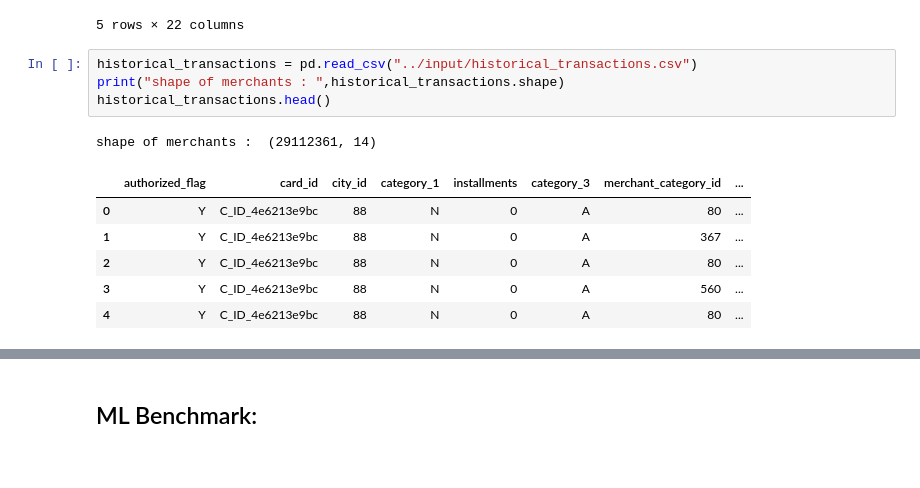
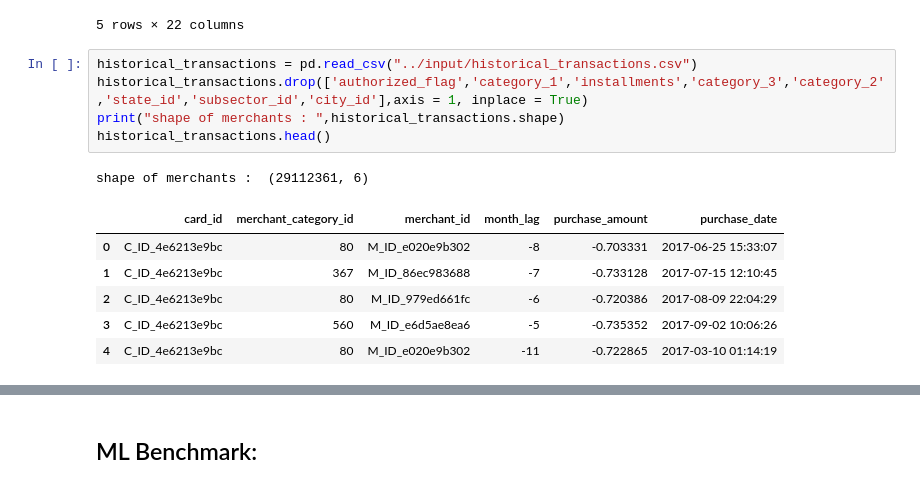
Before and after one commit to maorRoz/hw2dl, a Jupyter notebook: hw2dl-cat.ipynb, the cells around one changed output, grey strips where cells are left out. Cells and saved outputs as stored; diff of their text form.

```diff
--- a/hw2dl-cat.ipynb
+++ b/hw2dl-cat.ipynb
@@ -58,16 +63,17 @@ shape of merchants :  (334696, 22)
 5 rows × 22 columns
 # %%
 historical_transactions = pd.read_csv("../input/historical_transactions.csv")
+historical_transactions.drop(['authorized_flag','category_1','installments','category_3','category_2','state_id','subsector_id','city_id'],axis = 1, inplace = True)
 print("shape of merchants : ",historical_transactions.shape)
 historical_transactions.head()
 # %% [output]
-shape of merchants :  (29112361, 14)
+shape of merchants :  (29112361, 6)
-|  | authorized_flag | card_id | city_id | category_1 | installments | category_3 | merchant_category_id | ... |
-| 0 | Y | C_ID_4e6213e9bc | 88 | N | 0 | A | 80 | ... |
-| 1 | Y | C_ID_4e6213e9bc | 88 | N | 0 | A | 367 | ... |
-| 2 | Y | C_ID_4e6213e9bc | 88 | N | 0 | A | 80 | ... |
-| 3 | Y | C_ID_4e6213e9bc | 88 | N | 0 | A | 560 | ... |
-| 4 | Y | C_ID_4e6213e9bc | 88 | N | 0 | A | 80 | ... |
+|  | card_id | merchant_category_id | merchant_id | month_lag | purchase_amount | purchase_date |
+| 0 | C_ID_4e6213e9bc | 80 | M_ID_e020e9b302 | -8 | -0.703331 | 2017-06-25 15:33:07 |
+| 1 | C_ID_4e6213e9bc | 367 | M_ID_86ec983688 | -7 | -0.733128 | 2017-07-15 12:10:45 |
+| 2 | C_ID_4e6213e9bc | 80 | M_ID_979ed661fc | -6 | -0.720386 | 2017-08-09 22:04:29 |
+| 3 | C_ID_4e6213e9bc | 560 | M_ID_e6d5ae8ea6 | -5 | -0.735352 | 2017-09-02 10:06:26 |
+| 4 | C_ID_4e6213e9bc | 80 | M_ID_e020e9b302 | -11 | -0.722865 | 2017-03-10 01:14:19 |
 # %%
 new_merchant_transactions = pd.read_csv("../input/new_merchant_transactions.csv")
 print("shape of merchants : ",new_merchant_transactions.shape)
```
Also changed, not shown: parts of 30 cells of this notebook.
